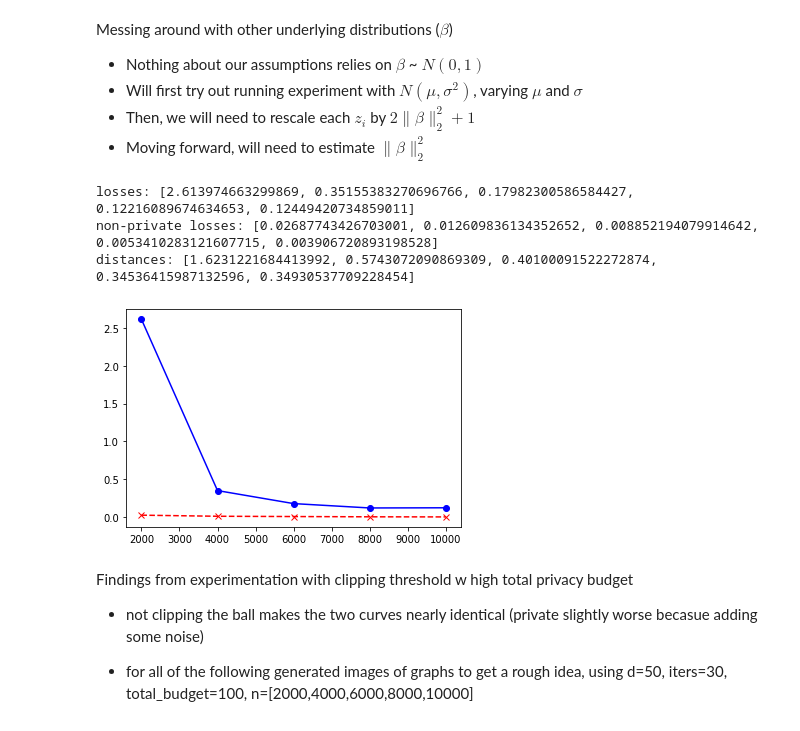
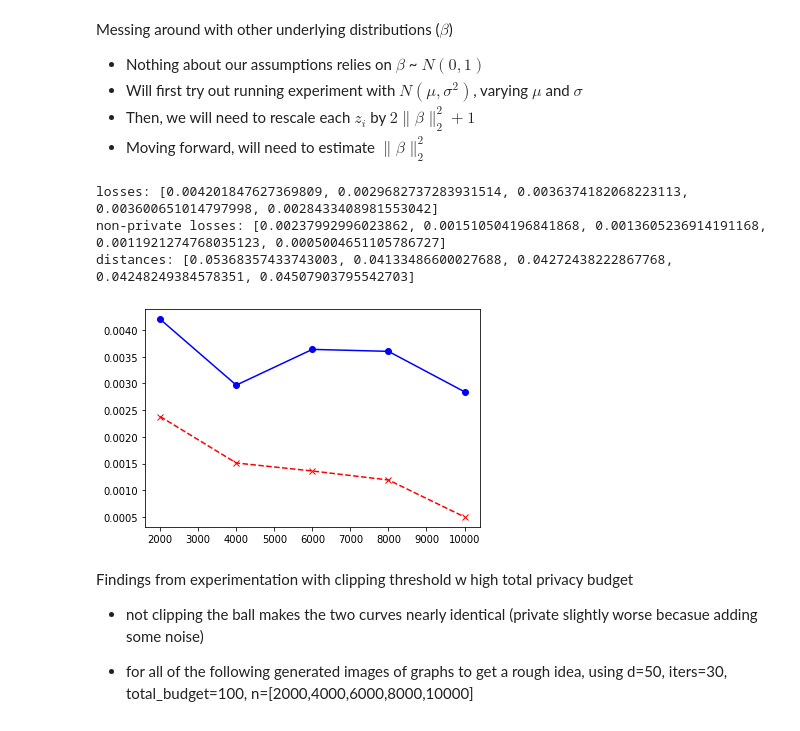
Before and after one commit to tatiana-ediger/coinpress-extension, a Jupyter notebook: coin-press/lin_reg.ipynb, the cells around one changed output. Saved outputs shown, nothing was run; the diff lists cells and outputs as text; code cells hidden in the pictures.

```diff
--- a/coin-press/lin_reg.ipynb
+++ b/coin-press/lin_reg.ipynb
@@ -243,12 +239,12 @@ def run_experiment_beta_normal(d, beta_mean=0, beta_var=1, iters=30):
     plt.plot(n_values, nonpriv_losses, 'rx--')
 #     plt.plot(n_values, dists, 'rx--')
 # %%
-run_experiment_beta_normal(50)
+run_experiment_beta_normal(5)
 # %% [output]
-losses: [2.613974663299869, 0.35155383270696766, 0.17982300586584427, 0.12216089674634653, 0.12449420734859011]
-non-private losses: [0.02687743426703001, 0.012609836134352652, 0.008852194079914642, 0.0053410283121607715, 0.003906720893198528]
-distances: [1.6231221684413992, 0.5743072090869309, 0.40100091522272874, 0.34536415987132596, 0.34930537709228454]
+losses: [0.004201847627369809, 0.0029682737283931514, 0.0036374182068223113, 0.003600651014797998, 0.0028433408981553042]
+non-private losses: [0.00237992996023862, 0.001510504196841868, 0.0013605236914191168, 0.0011921274768035123, 0.0005004651105786727]
+distances: [0.05368357433743003, 0.04133486600027688, 0.04272438222867768, 0.04248249384578351, 0.04507903795542703]
-[figure, old version]
+[figure, new version]
 # %% [markdown]
 Findings from experimentation with clipping threshold w high total privacy budget
 - not clipping the ball makes the two curves nearly identical (private slightly worse becasue adding some noise)
```
Also changed, not shown: parts of 1 cell of this notebook, 9 other files.
